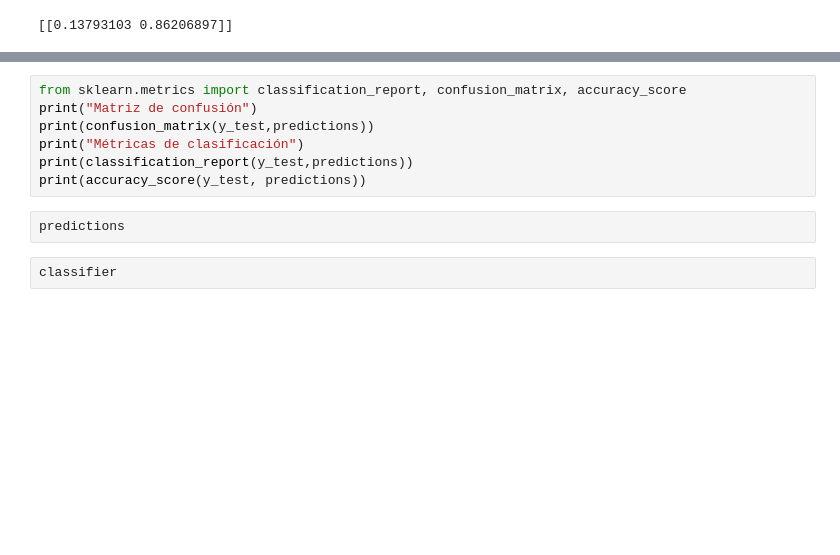
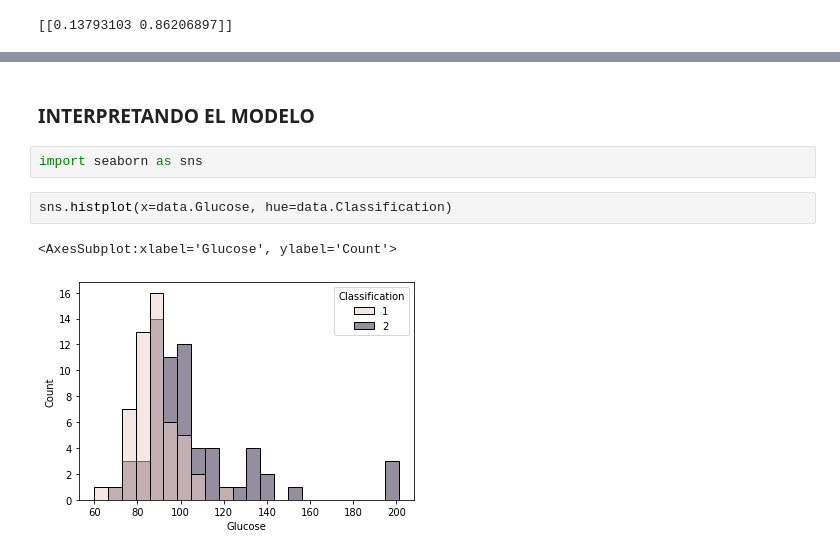
Before and after one commit to NestorDiazDataSC/DecisionTree-and-Random-Forest, a Jupyter notebook: Arbol de Decision.ipynb, the cells around one changed output, grey strips where cells are left out. Cells and saved outputs as stored; diff of their text form; blank space fills up the shorter version.

```diff
--- a/Arbol de Decision.ipynb
+++ b/Arbol de Decision.ipynb
@@ -115,11 +104,9 @@ predictions=classifier.predict(X_test)
-# %%
-from sklearn.metrics import classification_report, confusion_matrix, accuracy_score
-print("Matriz de confusión")
-print(confusion_matrix(y_test,predictions))
-print("Métricas de clasificación")
-print(classification_report(y_test,predictions))
-print(accuracy_score(y_test, predictions))
-# %%
-predictions
-# %%
-classifier
+# %% [markdown]
+### INTERPRETANDO EL MODELO
+# %%
+import seaborn as sns
+# %%
+sns.histplot(x=data.Glucose, hue=data.Classification)
+# %% [output]
+<AxesSubplot:xlabel='Glucose', ylabel='Count'>
+[figure, added]
```
Also changed, not shown: parts of 7 cells of this notebook.
